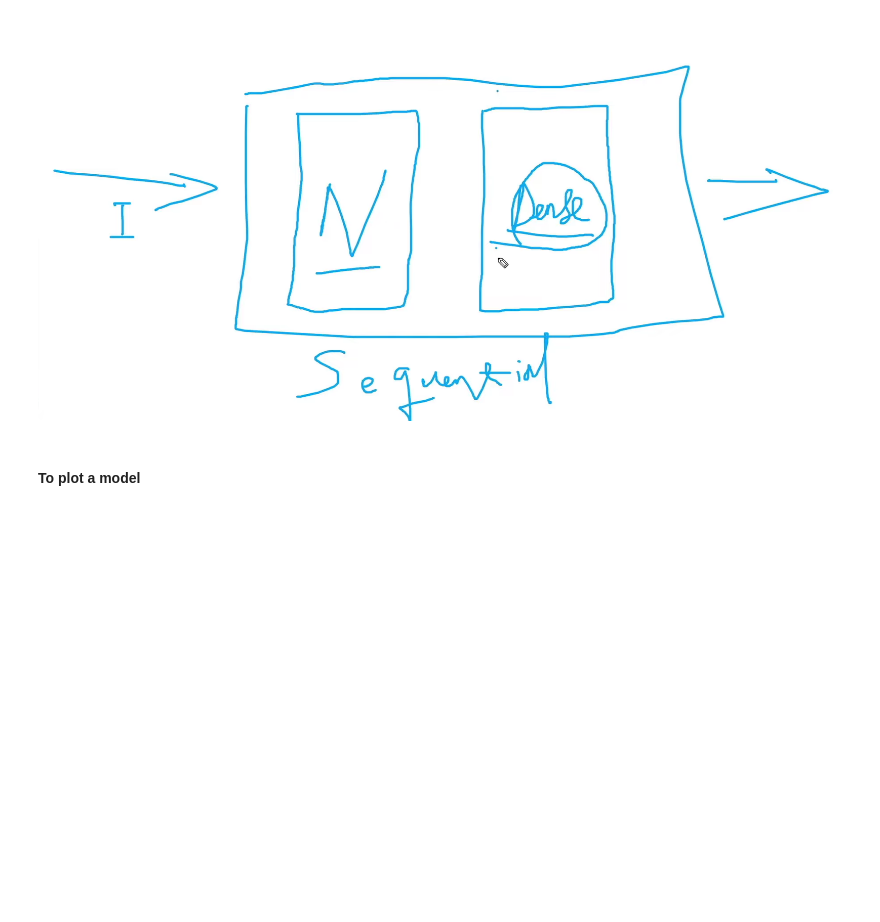
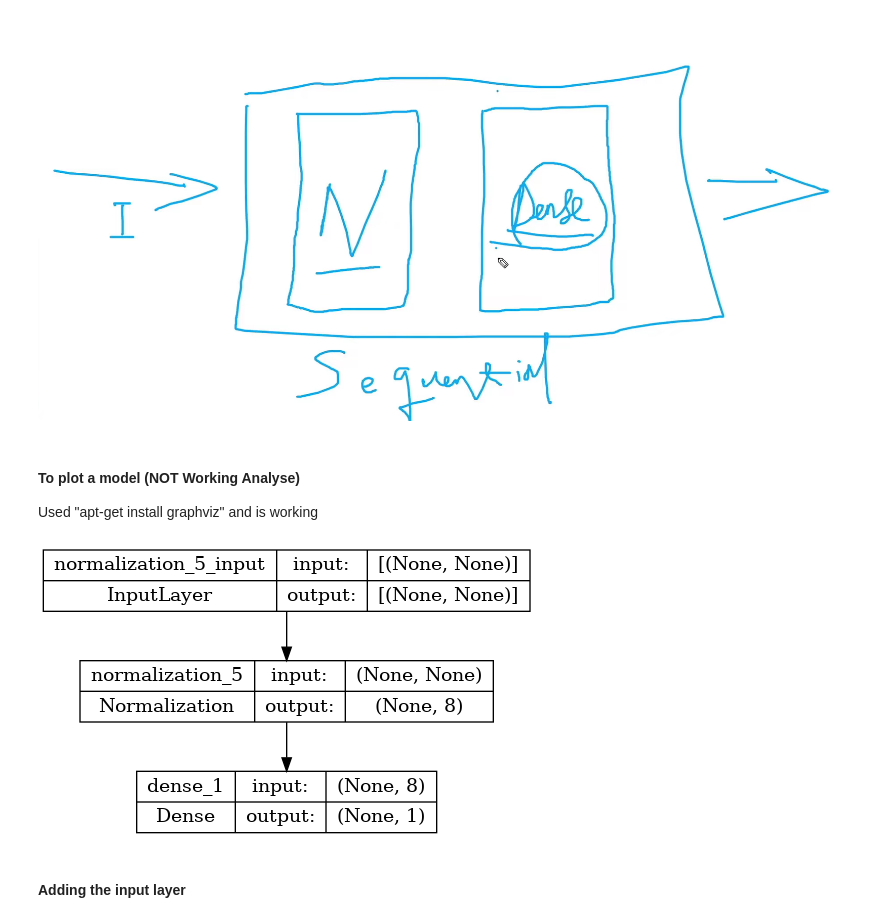
Before and after one commit to cskuracha/TF-Playground, a Jupyter notebook: 05 Second Hand Car Price Prediction.ipynb, the cells around one changed output. Saved outputs shown, nothing was run; the diff lists cells and outputs as text; code cells hidden in the pictures; blank space fills up the shorter version.

Commit message:
After graphviz install

```diff
--- a/05 Second Hand Car Price Prediction.ipynb
+++ b/05 Second Hand Car Price Prediction.ipynb
@@ -291,7 +290,12 @@ _________________________________________________________________
 # %% [markdown]
 ![image.png](attachment:dbd76430-0f56-418c-b0de-3e98b4c8e9df.png)
 # %% [markdown]
-#### To plot a model
+#### To plot a model (NOT Working Analyse)
+Used "apt-get install graphviz" and is working
 # %%
-#dot_img_file = '/tmp/model_1.png'
-#tf.keras.utils.plot_model(model, to_file = dot_img_file, show_shapes = True)
+dot_img_file = '/tmp/model_1.png'
+tf.keras.utils.plot_model(model, to_file = dot_img_file, show_shapes = True)
+# %% [output]
+[figure, added]
+# %% [markdown]
+#### Adding the input layer
```
Also changed, not shown: parts of 8 cells of this notebook.
